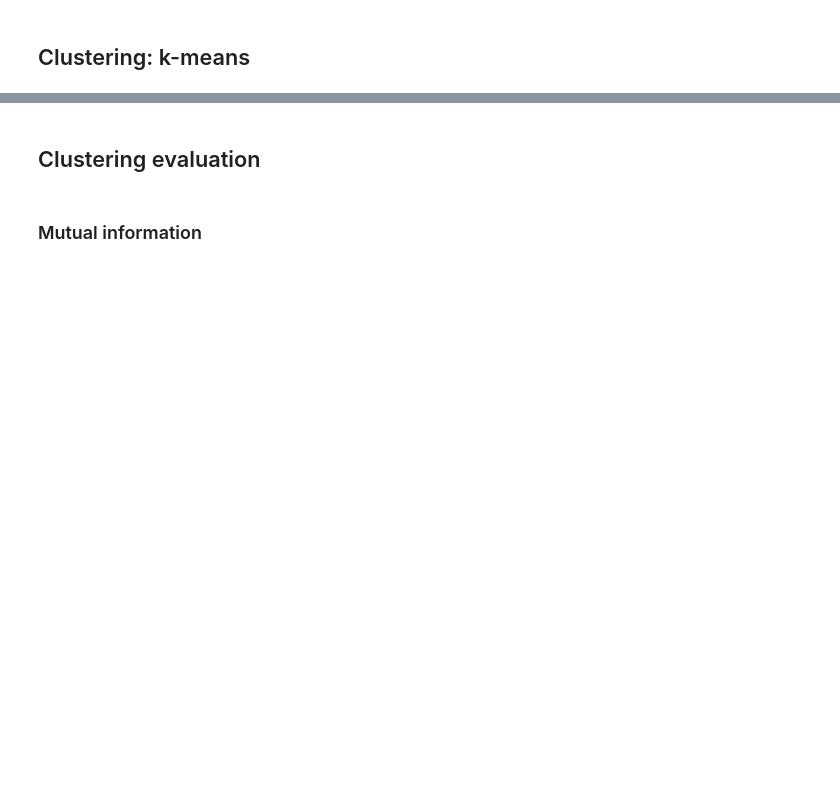
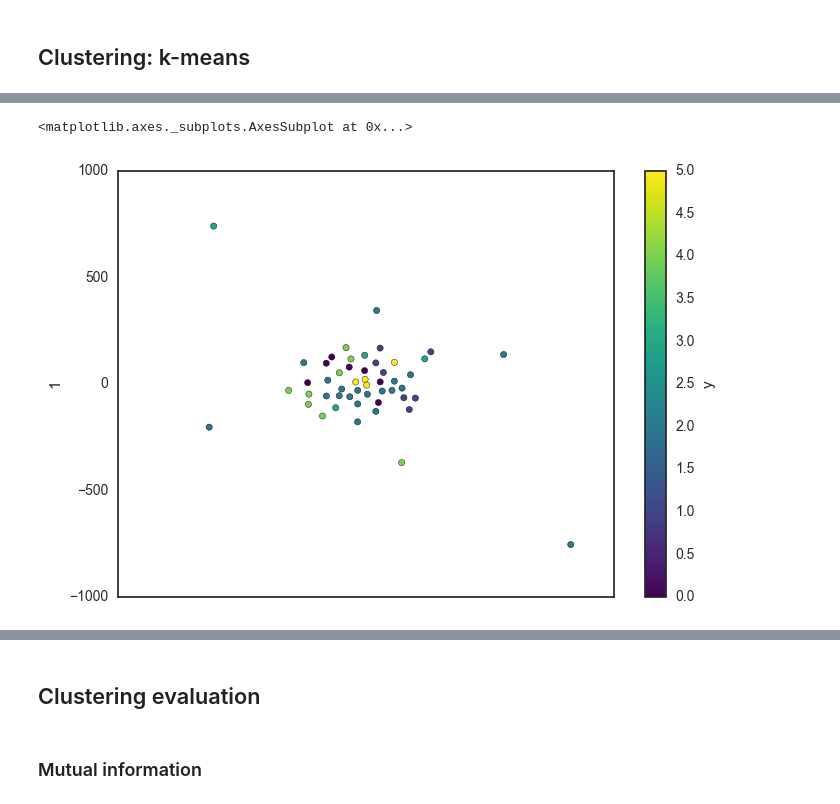
Before and after one commit to effa/time-series-clustering, a Jupyter notebook: exploratory-analysis.ipynb, the cells around one changed output, grey strips where cells are left out. Saved outputs shown, nothing was run; the diff lists cells and outputs as text; code cells hidden in the pictures; blank space fills up the shorter version.

```diff
--- a/exploratory-analysis.ipynb
+++ b/exploratory-analysis.ipynb
@@ -102,0 +130,13 @@ euclidean_distances.shape
+# %%
+def dtw(x, y):
+    dist, _ = fastdtw(x, y, dist=euclidean)
+    return dist
+
+# DTW is very slow we only computed 5 minutes of distances
+n = 50
+
+dtw_distances = np.zeros((n,n))
+for i in range(n):
+    for j in range(n):
+        dtw_distances[i,j] = dtw(train_set[i], train_set[j])
+print(dtw_distances)
@@ -124,0 +183,11 @@ emb.plot(kind='scatter', x=0, y=1, c='y', cmap='viridis')
+# %%
+# take a look at the result
+tsne = TSNE(perplexity=5, learning_rate=1000, metric='precomputed')
+emb = pd.DataFrame(tsne.fit_transform(dtw_distances))
+emb['y'] = y_pred_dtw
+emb['gt'] = ttl[:50]
+# %%
+emb.plot(kind='scatter', x=0, y=1, c='y', cmap='viridis')
+# %% [output]
+<matplotlib.axes._subplots.AxesSubplot at 0x...>
+[figure, added]
```
Also changed, not shown: parts of 47 cells of this notebook, 1 other file.
